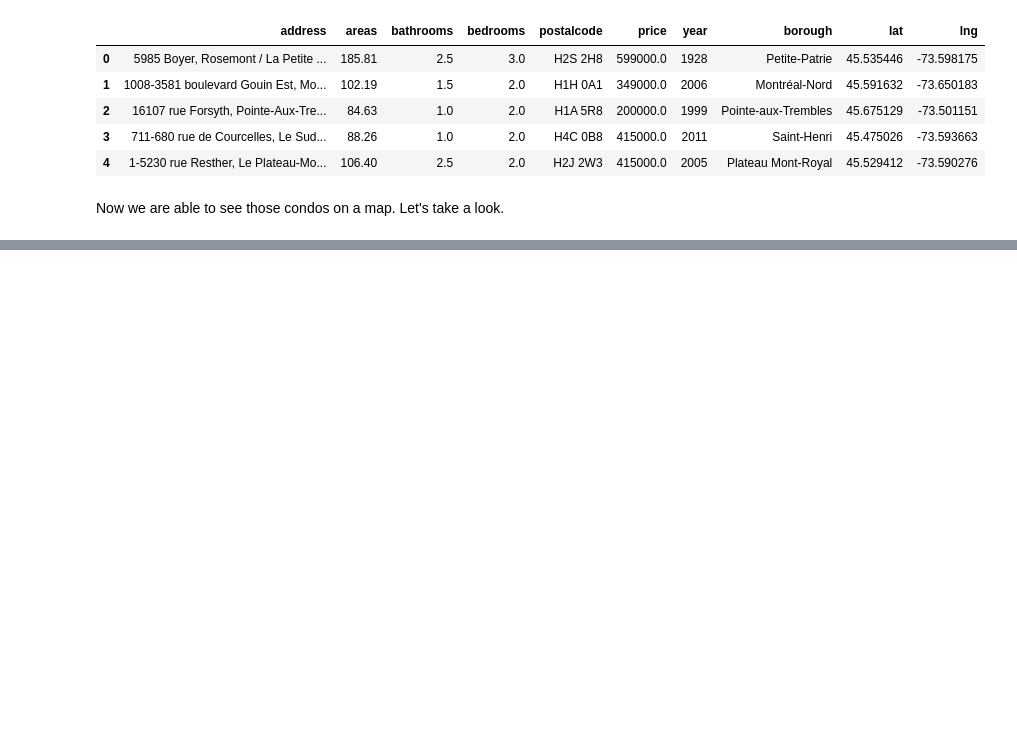
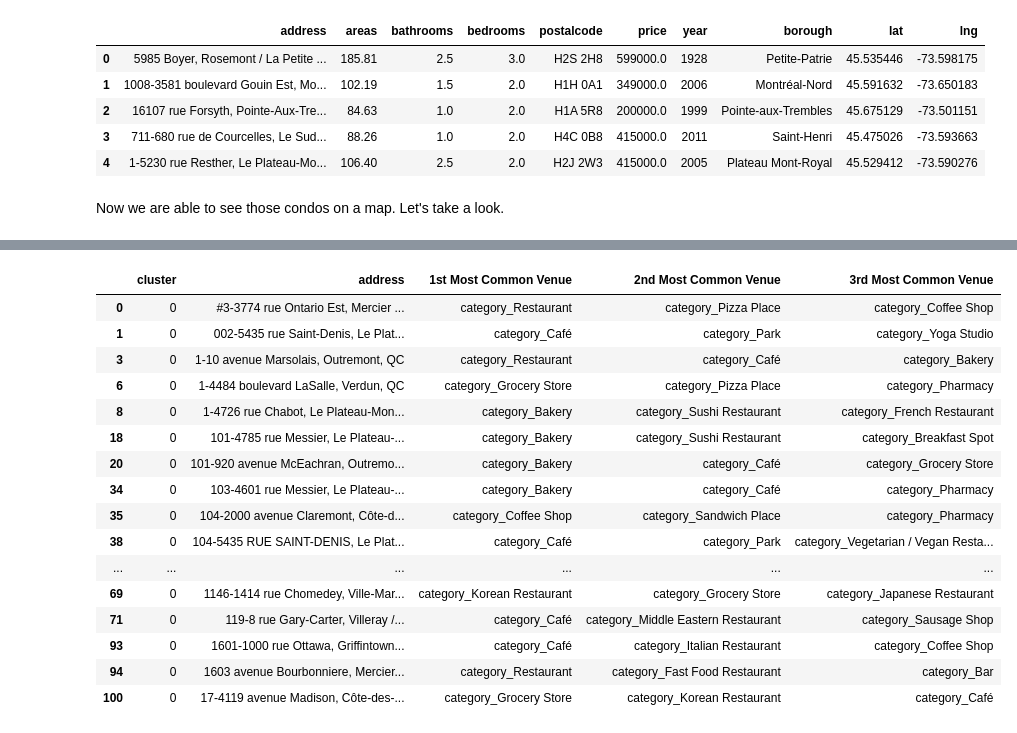
Before and after one commit to Alcander-Z/Coursera_Capstone, a Jupyter notebook: final_project.ipynb, the cells around one changed output, grey strips where cells are left out. Cells and saved outputs as stored; diff of their text form; code cells hidden in the pictures; blank space fills up the shorter version.

```diff
--- a/final_project.ipynb
+++ b/final_project.ipynb
@@ -306,0 +433,4 @@ IFrame(src='./mtl_condo.html', width=800, height=600)
+# %%
+condo_cluster = condo_venue.drop(['address'],1)
+kmeans = KMeans(n_clusters=5, random_state=4).fit(condo_cluster)
+condo_venue.insert(0, 'cluster', kmeans.labels_)
@@ -306,0 +575,24 @@ IFrame(src='./mtl_condo.html', width=800, height=600)
+# %%
+def return_most_common_venues(row, num_top_venues):
+    row_categories = row.iloc[1:]
+    row_categories_sorted = row_categories.sort_values(ascending=False)
+
+    return row_categories_sorted.index.values[0:num_top_venues]
+# %%
+indicators = ['st', 'nd', 'rd']
+columns = ['address']
+for ind in np.arange(3):
+    try:
+        columns.append('{}{} Most Common Venue'.format(ind+1, indicators[ind]))
+    except:
+        columns.append('{}th Most Common Venue'.format(ind+1))
+
+condo_venue_sorted = pd.DataFrame(columns=columns)
+condo_venue_sorted['address'] = condo_venue['address']
+condo_venue_ = condo_venue.copy()
+condo_venue_.drop(columns=['address'], inplace=True)
+
+for ind in np.arange(condo_venue_.index.size):
+    condo_venue_sorted.iloc[ind, 1:] = return_most_common_venues(condo_venue_.iloc[ind, :], 3)
+
+condo_venue_sorted.head()
@@ -306,0 +606,22 @@ IFrame(src='./mtl_condo.html', width=800, height=600)
+# %%
+condo_venue_sorted.insert(0, 'cluster', kmeans.labels_)
+# %%
+condo_venue_sorted[condo_venue_sorted['cluster']==0].head(20)
+# %% [output]
+|  | cluster | address | 1st Most Common Venue | 2nd Most Common Venue | 3rd Most Common Venue |
+| 0 | 0 | #3-3774 rue Ontario Est, Mercier ... | category_Restaurant | category_Pizza Place | category_Coffee Shop |
+| 1 | 0 | 002-5435 rue Saint-Denis, Le Plat... | category_Café | category_Park | category_Yoga Studio |
+| 3 | 0 | 1-10 avenue Marsolais, Outremont, QC | category_Restaurant | category_Café | category_Bakery |
+| 6 | 0 | 1-4484 boulevard LaSalle, Verdun, QC | category_Grocery Store | category_Pizza Place | category_Pharmacy |
+| 8 | 0 | 1-4726 rue Chabot, Le Plateau-Mon... | category_Bakery | category_Sushi Restaurant | category_French Restaurant |
+| 18 | 0 | 101-4785 rue Messier, Le Plateau-... | category_Bakery | category_Sushi Restaurant | category_Breakfast Spot |
+| 20 | 0 | 101-920 avenue McEachran, Outremo... | category_Bakery | category_Café | category_Grocery Store |
+| 34 | 0 | 103-4601 rue Messier, Le Plateau-... | category_Bakery | category_Café | category_Pharmacy |
+| 35 | 0 | 104-2000 avenue Claremont, Côte-d... | category_Coffee Shop | category_Sandwich Place | category_Pharmacy |
+| 38 | 0 | 104-5435 RUE SAINT-DENIS, Le Plat... | category_Café | category_Park | category_Vegetarian / Vegan Resta... |
+| ... | ... | ... | ... | ... | ... |
+| 69 | 0 | 1146-1414 rue Chomedey, Ville-Mar... | category_Korean Restaurant | category_Grocery Store | category_Japanese Restaurant |
+| 71 | 0 | 119-8 rue Gary-Carter, Villeray /... | category_Café | category_Middle Eastern Restaurant | category_Sausage Shop |
+| 93 | 0 | 1601-1000 rue Ottawa, Griffintown... | category_Café | category_Italian Restaurant | category_Coffee Shop |
+| 94 | 0 | 1603 avenue Bourbonniere, Mercier... | category_Restaurant | category_Fast Food Restaurant | category_Bar |
+| 100 | 0 | 17-4119 avenue Madison, Côte-des-... | category_Grocery Store | category_Korean Restaurant | category_Café |
```
Also changed, not shown: parts of 57 cells of this notebook.
